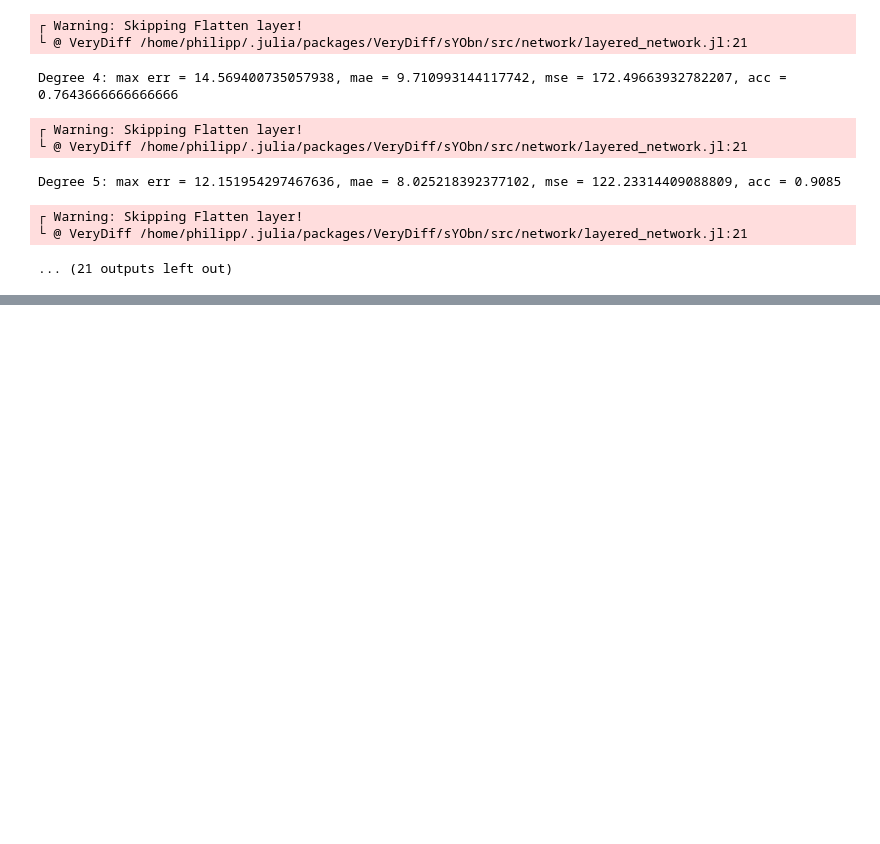
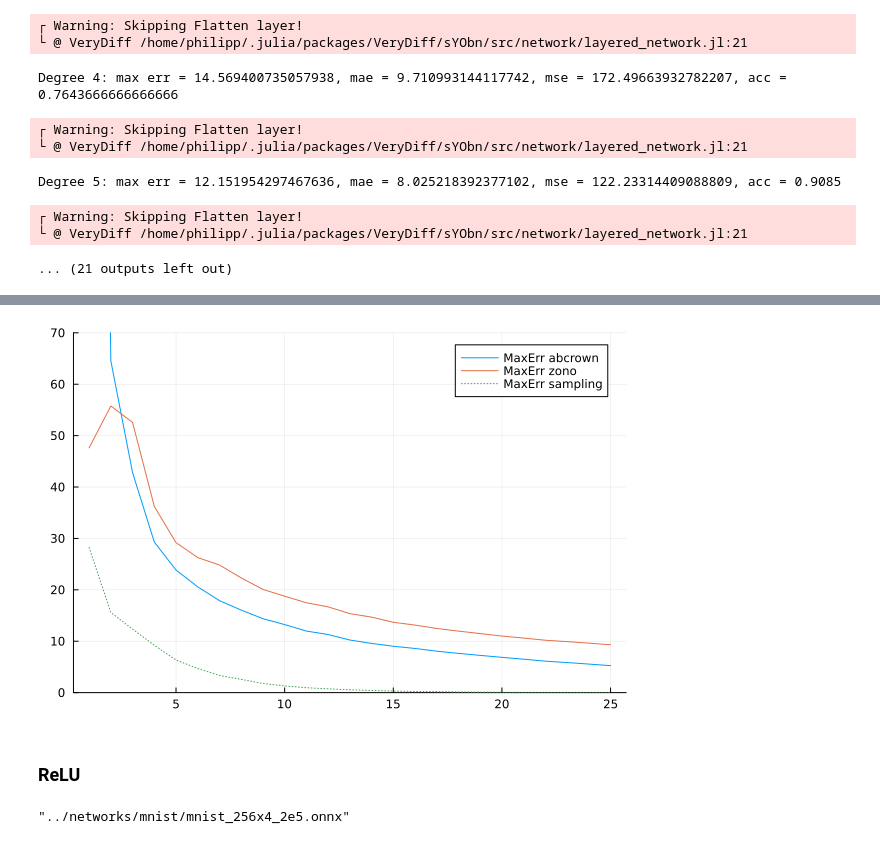
Before and after one commit to phK3/VeryDiffPolyExperiments, a Jupyter notebook: simple_nns/generate_abcrown.ipynb, the cells around one changed output, grey strips where cells are left out. Cells and saved outputs as stored; diff of their text form; code cells hidden in the pictures; blank space fills up the shorter version.

```diff
--- a/simple_nns/generate_abcrown.ipynb
+++ b/simple_nns/generate_abcrown.ipynb
@@ -194,0 +285,2 @@ plot!(degrees, result_dict["relu_1e4_zono"].max_errs, label="MaxErr zono")
+# %%
+onnx_path = "../networks/mnist/mnist_gelu_256x4_2e5.onnx"
@@ -194,0 +289,4 @@ plot!(degrees, result_dict["relu_1e4_zono"].max_errs, label="MaxErr zono")
+# %%
+mode = :abcrown
+max_errs, maes, mses, accs = compute_approximation_stats(onnx_path, degrees; max_polys_per_layer=max_polys_per_layer, max_iter=max_iter, mode=mode)
+result_dict["gelu_2e5_abcrown"] = (max_errs=max_errs, maes=maes, mses=mses, accs=accs)
@@ -194,0 +316,4 @@ plot!(degrees, result_dict["relu_1e4_zono"].max_errs, label="MaxErr zono")
+# %%
+mode = :zono
+max_errs, maes, mses, accs = compute_approximation_stats(onnx_path, degrees; max_polys_per_layer=max_polys_per_layer, max_iter=max_iter, mode=mode)
+result_dict["gelu_2e5_zono"] = (max_errs=max_errs, maes=maes, mses=mses, accs=accs)
@@ -194,0 +342,4 @@ plot!(degrees, result_dict["relu_1e4_zono"].max_errs, label="MaxErr zono")
+# %%
+mode = :sampling
+max_errs, maes, mses, accs = compute_approximation_stats(onnx_path, degrees; max_polys_per_layer=max_polys_per_layer, max_iter=max_iter, mode=mode)
+result_dict["gelu_2e5_sampling"] = (max_errs=max_errs, maes=maes, mses=mses, accs=accs)
@@ -194,0 +368,13 @@ plot!(degrees, result_dict["relu_1e4_zono"].max_errs, label="MaxErr zono")
+# %%
+plot(degrees, result_dict["gelu_2e5_abcrown"].max_errs, label="MaxErr abcrown")
+plot!(degrees, result_dict["gelu_2e5_zono"].max_errs, label="MaxErr zono")
+plot!(degrees, result_dict["gelu_2e5_sampling"].max_errs, label="MaxErr sampling", linestyle=:dot)
+ylims!(0, 70)
+# %% [output]
+[figure, added]
+# %% [markdown]
+### ReLU
+# %%
+onnx_path = "../networks/mnist/mnist_256x4_2e5.onnx"
+# %% [output]
+"../networks/mnist/mnist_256x4_2e5.onnx"
```
Also changed, not shown: parts of 28 cells of this notebook.
